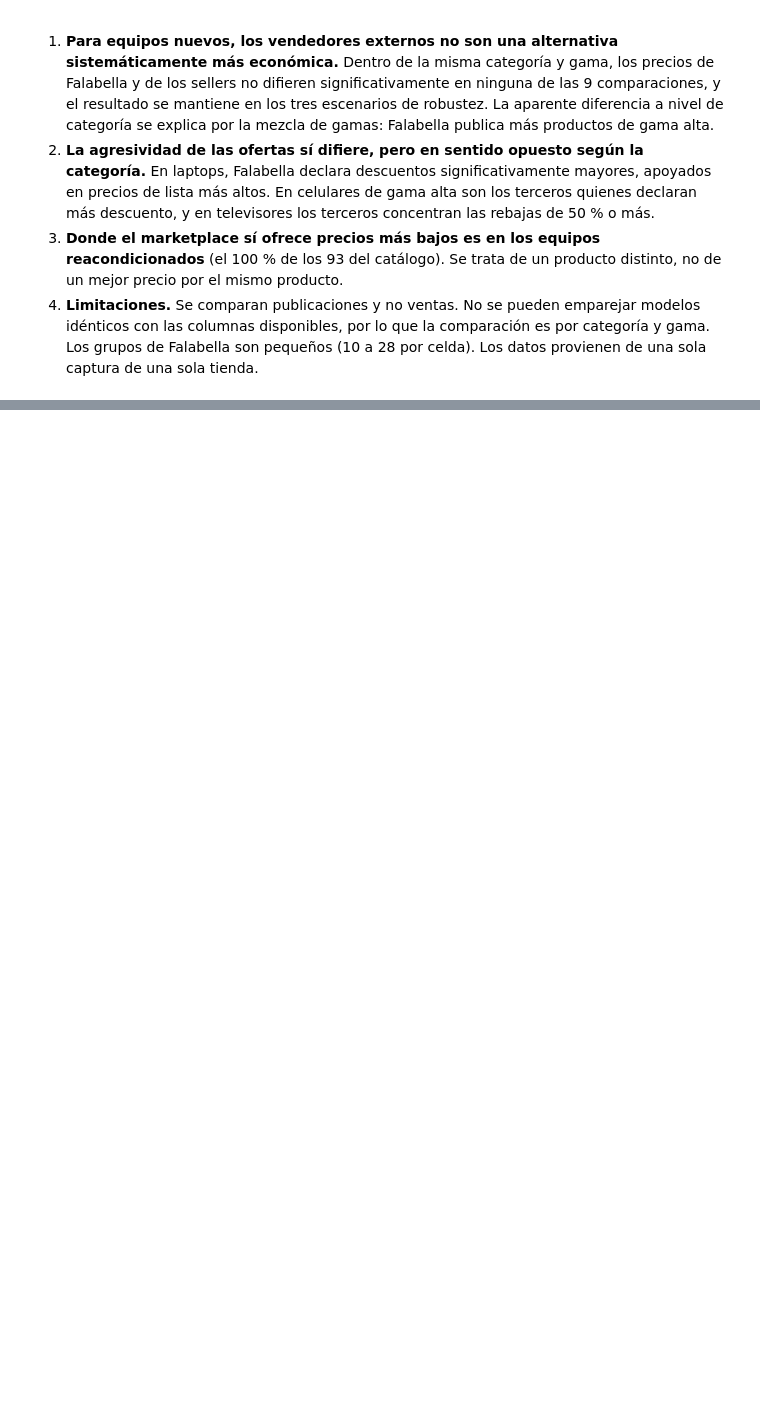
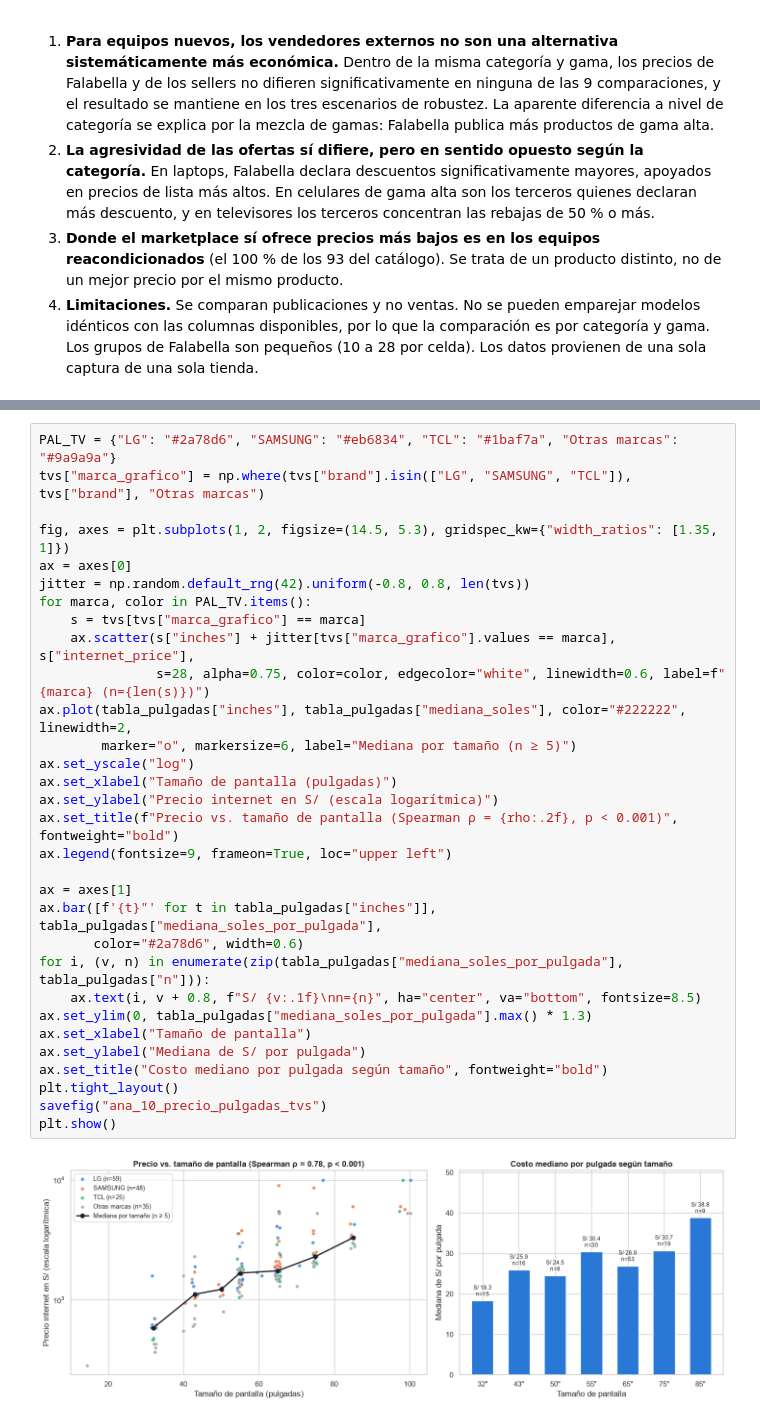
Before and after one commit to gmborjasb/SpiderMarketplace, a Jupyter notebook: notebooks/05_analisis_vendedores_marcas.ipynb, the cells around one changed output, grey strips where cells are left out. Drawn from its saved outputs; the diff is of its cells as text; blank space fills up the shorter version.

```diff
--- a/notebooks/05_analisis_vendedores_marcas.ipynb
+++ b/notebooks/05_analisis_vendedores_marcas.ipynb
@@ -481,0 +728,33 @@ display(resumen_robustez)
+# %%
+PAL_TV = {"LG": "#2a78d6", "SAMSUNG": "#eb6834", "TCL": "#1baf7a", "Otras marcas": "#9a9a9a"}
+tvs["marca_grafico"] = np.where(tvs["brand"].isin(["LG", "SAMSUNG", "TCL"]), tvs["brand"], "Otras marcas")
+
+fig, axes = plt.subplots(1, 2, figsize=(14.5, 5.3), gridspec_kw={"width_ratios": [1.35, 1]})
+ax = axes[0]
+jitter = np.random.default_rng(42).uniform(-0.8, 0.8, len(tvs))
+for marca, color in PAL_TV.items():
+    s = tvs[tvs["marca_grafico"] == marca]
+    ax.scatter(s["inches"] + jitter[tvs["marca_grafico"].values == marca], s["internet_price"],
+               s=28, alpha=0.75, color=color, edgecolor="white", linewidth=0.6, label=f"{marca} (n={len(s)})")
+ax.plot(tabla_pulgadas["inches"], tabla_pulgadas["mediana_soles"], color="#222222", linewidth=2,
+        marker="o", markersize=6, label="Mediana por tamaño (n ≥ 5)")
+ax.set_yscale("log")
+ax.set_xlabel("Tamaño de pantalla (pulgadas)")
+ax.set_ylabel("Precio internet en S/ (escala logarítmica)")
+ax.set_title(f"Precio vs. tamaño de pantalla (Spearman ρ = {rho:.2f}, p < 0.001)", fontweight="bold")
+ax.legend(fontsize=9, frameon=True, loc="upper left")
+
+ax = axes[1]
+ax.bar([f'{t}"' for t in tabla_pulgadas["inches"]], tabla_pulgadas["mediana_soles_por_pulgada"],
+       color="#2a78d6", width=0.6)
+for i, (v, n) in enumerate(zip(tabla_pulgadas["mediana_soles_por_pulgada"], tabla_pulgadas["n"])):
+    ax.text(i, v + 0.8, f"S/ {v:.1f}\nn={n}", ha="center", va="bottom", fontsize=8.5)
+ax.set_ylim(0, tabla_pulgadas["mediana_soles_por_pulgada"].max() * 1.3)
+ax.set_xlabel("Tamaño de pantalla")
+ax.set_ylabel("Mediana de S/ por pulgada")
+ax.set_title("Costo mediano por pulgada según tamaño", fontweight="bold")
+plt.tight_layout()
+savefig("ana_10_precio_pulgadas_tvs")
+plt.show()
+# %% [output]
+[figure, added]
```
Also changed, not shown: parts of 14 cells of this notebook.
